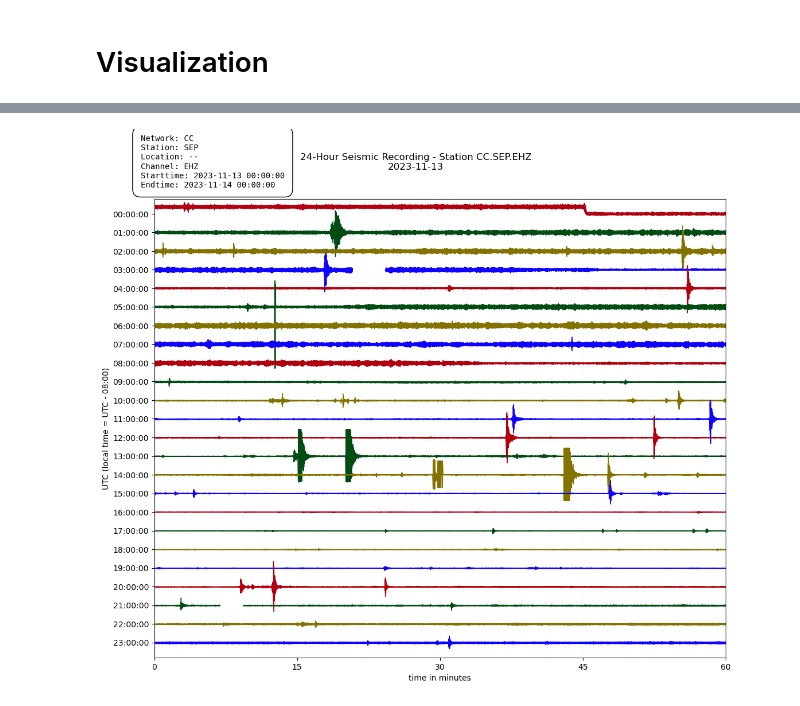
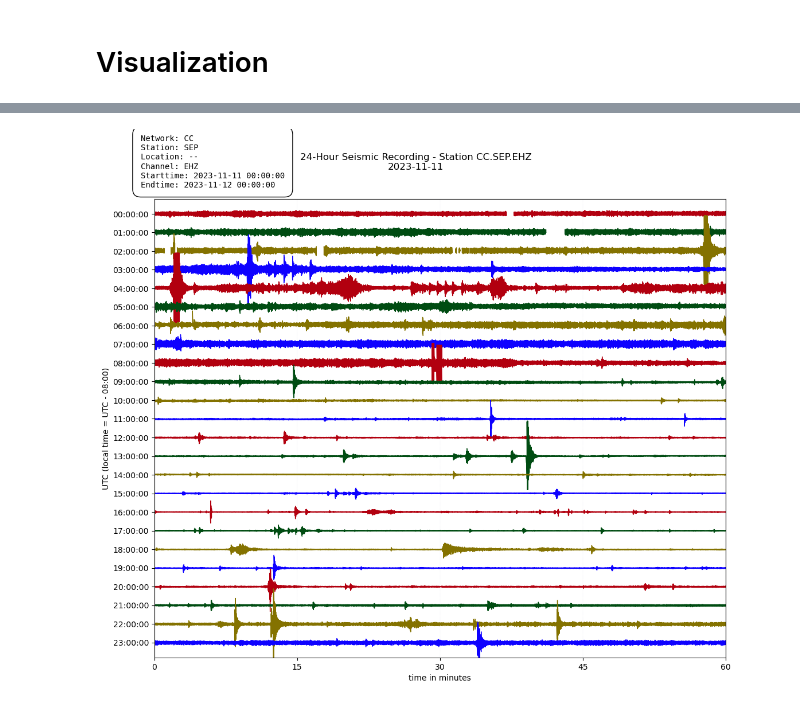
Before and after one commit to gruiz17/seismic-data, a Jupyter notebook: main.ipynb, the cells around one changed output, grey strips where cells are left out. Saved outputs shown, nothing was run; the diff lists cells and outputs as text; code cells hidden in the pictures.

```diff
--- a/main.ipynb
+++ b/main.ipynb
@@ -108,5 +223,5 @@ m
 # %%
-sep01_fig = plot_waveforms(sep02_waveforms, sep02_metadata)
+sep01_fig = plot_waveforms(st_01, sep01_metadata)
 # %% [output]
-[figure, old version]
+[figure, new version]
 # %%
```
Also changed, not shown: parts of 17 cells of this notebook, 7 other files.
